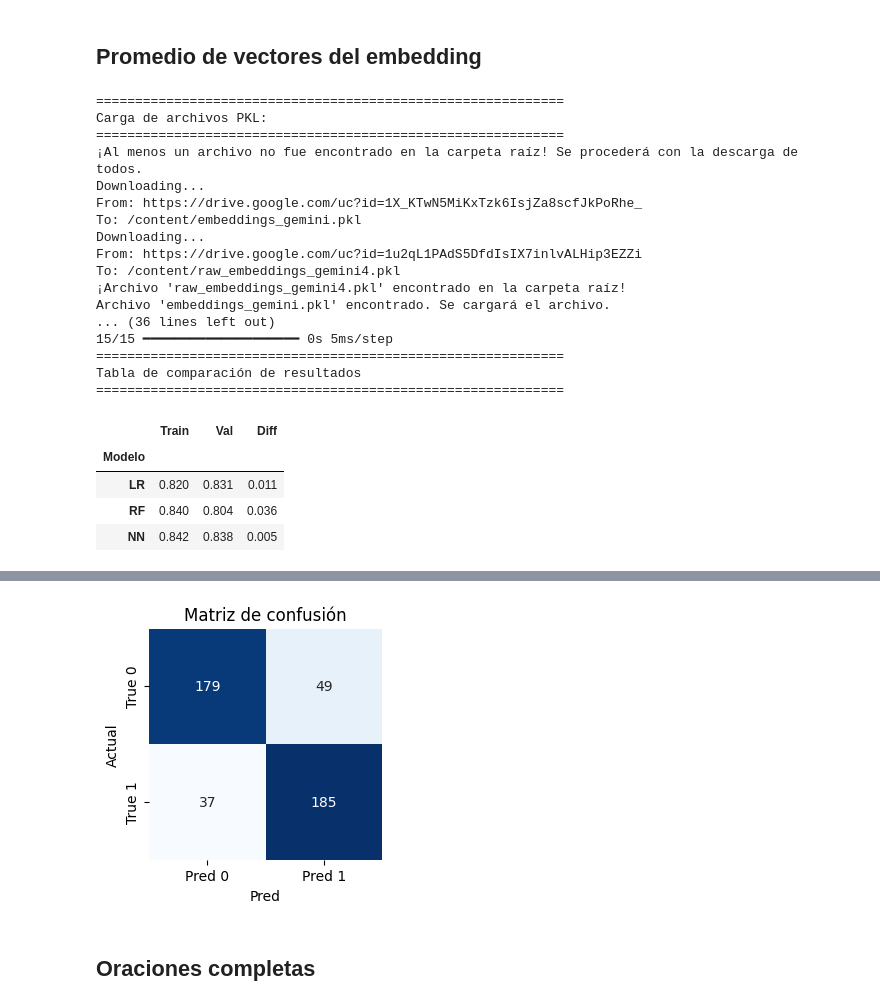
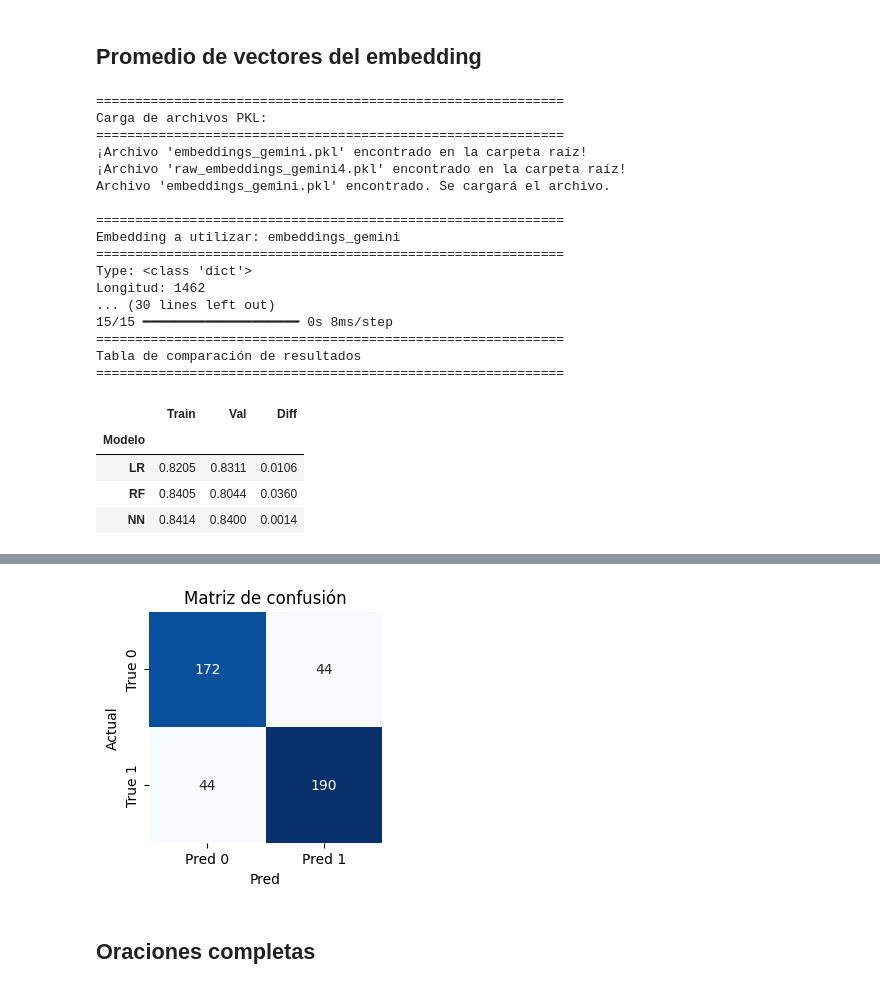
Before and after one commit to A01232963/NLP, a Jupyter notebook: Equipo20_semana05Embeddings.ipynb, the cells around one changed output, grey strips where cells are left out. Drawn from its saved outputs; the diff is of its cells as text; code cells hidden in the pictures.

```diff
--- a/Equipo20_semana05Embeddings.ipynb
+++ b/Equipo20_semana05Embeddings.ipynb
@@ -126,7 +126,7 @@ Output: Innovative.
 # Cargando archivos PKL de embeddings
 # Si Load es True, se descargarán los archivos de los embeddings previamente generados
 # Si Load es False, se generarán los embeddings
-Load = False
+Load = True
 if Load:
   files = ['embeddings_3small_us.pkl', 'embeddings_3large_us.pkl', 'embeddings_ada002_us.pkl', 'raw2_embeddings_3small.pkl']
   print(f"="*60)
@@ -831,9 +835,9 @@ def comparar_modelos(models):
         diferencia = abs(acc_val - acc_train)
         resultados.append({
             'Modelo': nombre,
-            'Train': round(acc_train, 3),
-            'Val': round(acc_val, 3),
-            'Diff': round(diferencia, 3)
+            'Train': round(acc_train, 4),
+            'Val': round(acc_val, 4),
+            'Diff': round(diferencia, 4)
         })
     tabla = pd.DataFrame(resultados)
     tabla.set_index('Modelo', inplace=True)
@@ -905,13 +909,16 @@ print(f"="*60)
 mejor_modelo = models[best_model]['model']
 if best_model == 'NN':
   test_loss, test_acc = modeloNN.evaluate(x_test_np, y_test, verbose=0)
-  print(f"{best_model}: {100*test_acc:.2f}%")
+  score = 100*test_acc
+  print(f"{best_model}: {score:.2f}%")
   prediction = (modeloNN.predict(x_test_np) > 0.5).astype("int32")
 else:
-  print(f"{best_model}: {100*mejor_modelo.score(testEmb, y_test):.2f}%")
-  prediction = mejor_modelo.predict(testEmb)
+  score = 100*mejor_modelo.score(x_test_np, y_test)
+  print(f"{best_model}: {score:.2f}%")
+  prediction = mejor_modelo.predict(x_test_np)
   print()
-OpenAI_test_avg = f"{best_model}: {100*best_acc:.2f}%"
+
+OpenAI_test_avg = f"{best_model}: {score:.2f}%"
 
 # Reporte de clasificación
 print(f"="*60)
@@ -1267,24 +1305,6 @@ models = {
 Gemini_models_avg = models
 
 
-# Función para crear una tabla que compare el desempeño de los modelos, dado el diccionario anterior
-def comparar_modelos(models):
-    resultados = []
-    for nombre, info in models.items():
-        acc_val = info['scoreVal']
-        acc_train = info['scoreTrain']
-        diferencia = abs(acc_val - acc_train)
-        resultados.append({
-            'Modelo': nombre,
-            'Train': round(acc_train, 3),
-            'Val': round(acc_val, 3),
-            'Diff': round(diferencia, 3)
-        })
-    tabla = pd.DataFrame(resultados)
-    tabla.set_index('Modelo', inplace=True)
-    display(tabla)
-    return(resultados)
-
 # Desplegar tabla de resultados
 print(f"="*60)
 print(f"Tabla de comparación de resultados")
@@ -1313,7 +1333,7 @@ for i,_ in enumerate(resultados):
       best_acc = resultados[i]['Val']
       best_model = resultados[i]['Modelo']
 print(f"✅ Mejor modelo: {best_model} con {100*best_acc:.2f}% de accuracy en set de validación")
-Gemini_test_avg = f"{best_model}: {100*best_acc:.2f}%"
+
 
 # Calculo de score para set de prueba
 print()
@@ -1323,12 +1343,16 @@ print(f"="*60)
 mejor_modelo = models[best_model]['model']
 if best_model == 'NN':
   test_loss, test_acc = modeloNN.evaluate(x_test_np, y_test, verbose=0)
-  print(f"{best_model}: {100*test_acc:.2f}%")
+  score = 100*test_acc
+  print(f"{best_model}: {score:.2f}%")
   prediction = (modeloNN.predict(x_test_np) > 0.5).astype("int32")
 else:
-  print(f"{best_model}: {100*mejor_modelo.score(testEmb, y_test):.2f}%")
-  prediction = mejor_modelo.predict(testEmb)
+  score = 100*mejor_modelo.score(x_test, y_test)
+  print(f"{best_model}: {score:.2f}%")
+  prediction = mejor_modelo.predict(x_test)
   print()
+
+Gemini_test_avg = f"{best_model}: {score:.2f}%"
 
 # Reporte de clasificación
 #print(f"="*60)
@@ -1336,45 +1360,45 @@ else:
 #print(f"="*60)
 #print(classification_report(y_test, prediction))
 
 # Matriz de confusión
 print(f"="*60)
 print(f"Matriz de confusión:")
 print(f"="*60)
 plt.figure(figsize=(3, 3))
 sns.heatmap(confusion_matrix(prediction,y_test),# normalize='true'),
             annot=True, fmt='d',
             cmap='Blues',
             cbar=False,
             xticklabels=['Pred 0', 'Pred 1'],
             yticklabels=['True 0', 'True 1'],
             )
 plt.title("Matriz de confusión")
 plt.xlabel('Pred')
 plt.ylabel('Actual')
 plt.show()
 # %% [output]
 ============================================================
 Carga de archivos PKL:
 ============================================================
-¡Al menos un archivo no fue encontrado en la carpeta raíz! Se procederá con la descarga de todos.
-Downloading...
-From: https://drive.google.com/uc?id=1X_KTwN5MiKxTzk6IsjZa8scfJkPoRhe_
-To: /content/embeddings_gemini.pkl
-Downloading...
-From: https://drive.google.com/uc?id=1u2qL1PAdS5DfdIsIX7inlvALHip3EZZi
-To: /content/raw_embeddings_gemini4.pkl
+¡Archivo 'embeddings_gemini.pkl' encontrado en la carpeta raíz!
 ¡Archivo 'raw_embeddings_gemini4.pkl' encontrado en la carpeta raíz!
 Archivo 'embeddings_gemini.pkl' encontrado. Se cargará el archivo.
-... (36 lines left out)
-15/15 ━━━━━━━━━━━━━━━━━━━━ 0s 5ms/step
+
+============================================================
+Embedding a utilizar: embeddings_gemini
+============================================================
+Type: <class 'dict'>
+Longitud: 1462
+... (30 lines left out)
+15/15 ━━━━━━━━━━━━━━━━━━━━ 0s 8ms/step
 ============================================================
 Tabla de comparación de resultados
 ============================================================
 |  | Train | Val | Diff |
 | Modelo |  |  |  |
-| LR | 0.820 | 0.831 | 0.011 |
-| RF | 0.840 | 0.804 | 0.036 |
-| NN | 0.842 | 0.838 | 0.005 |
+| LR | 0.8205 | 0.8311 | 0.0106 |
+| RF | 0.8405 | 0.8044 | 0.0360 |
+| NN | 0.8414 | 0.8400 | 0.0014 |
 ============================================================
 Verificación de Overfitting (Diff<0.05)
 ============================================================
```
Also changed, not shown: parts of 13 cells of this notebook.
